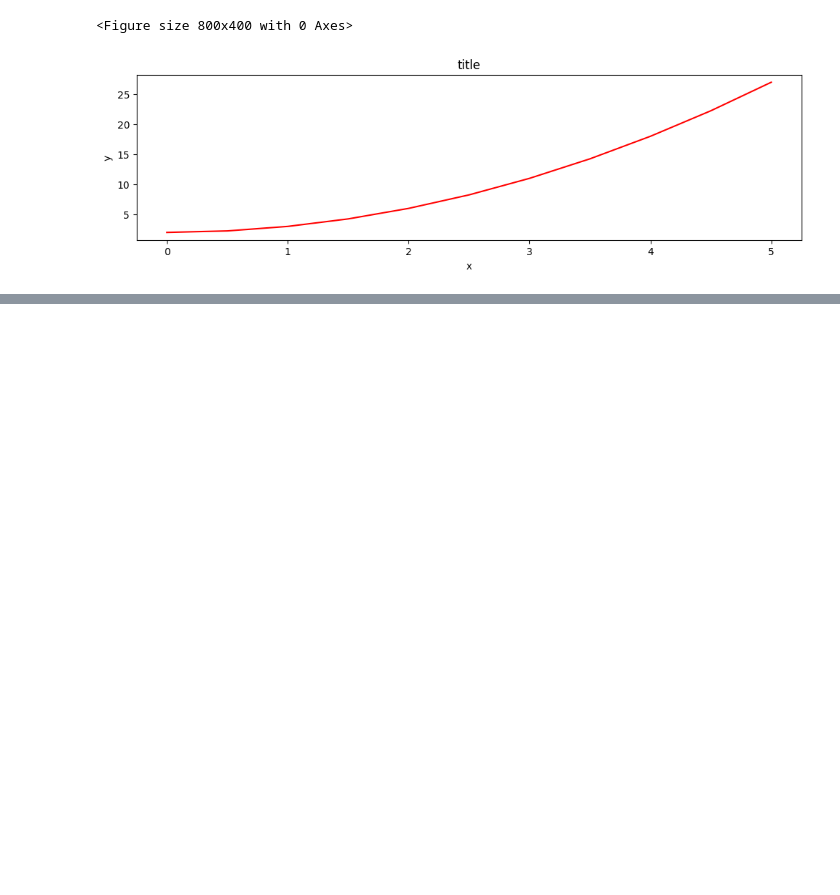
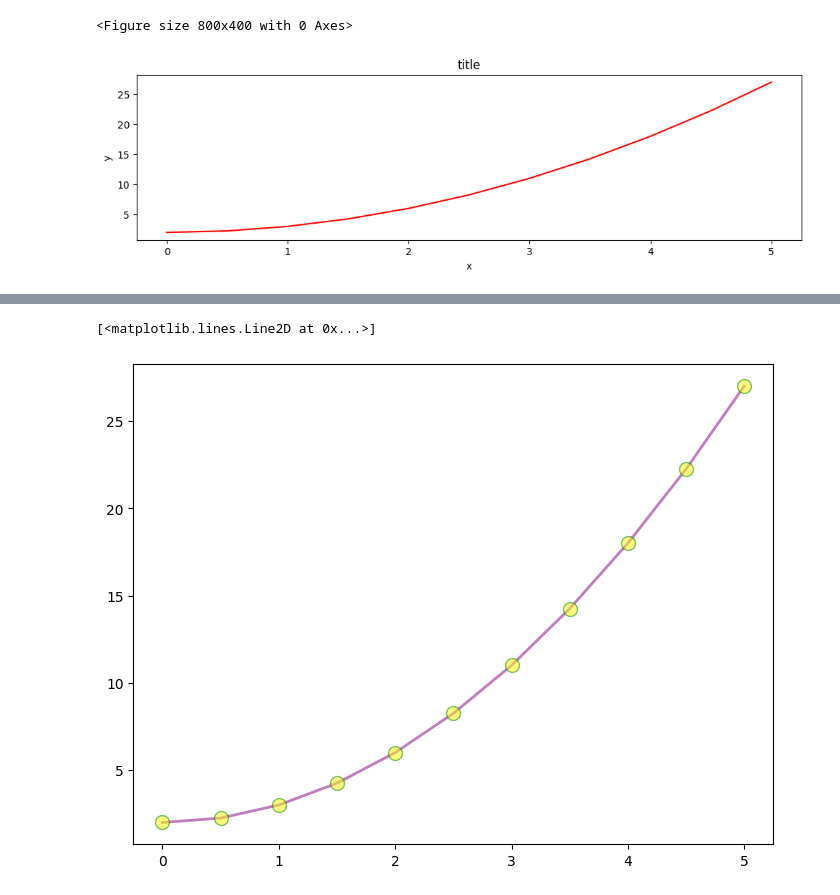
Before and after one commit to felixop7/Machine-Learning, a Jupyter notebook: Basics/Matplotlib/matplotlib.ipynb, the cells around one changed output, grey strips where cells are left out. Saved outputs shown, nothing was run; the diff lists cells and outputs as text; code cells hidden in the pictures; blank space fills up the shorter version.

```diff
--- a/Basics/Matplotlib/matplotlib.ipynb
+++ b/Basics/Matplotlib/matplotlib.ipynb
@@ -242,0 +272,8 @@ axes.set_title('title');
+# %%
+fig = plt.figure()
+ax = fig.add_axes([0,0,1,1])
+ax.plot(x,y,color ='purple', lw=2,alpha = 0.5,ls='-',marker='o',markersize=10,markerfacecolor ='yellow',markeredgecolor='green')
+#Hex code is also supported
+# %% [output]
+[<matplotlib.lines.Line2D at 0x...>]
+[figure, added]
```
Also changed, not shown: parts of 19 cells of this notebook, 1 other file.
